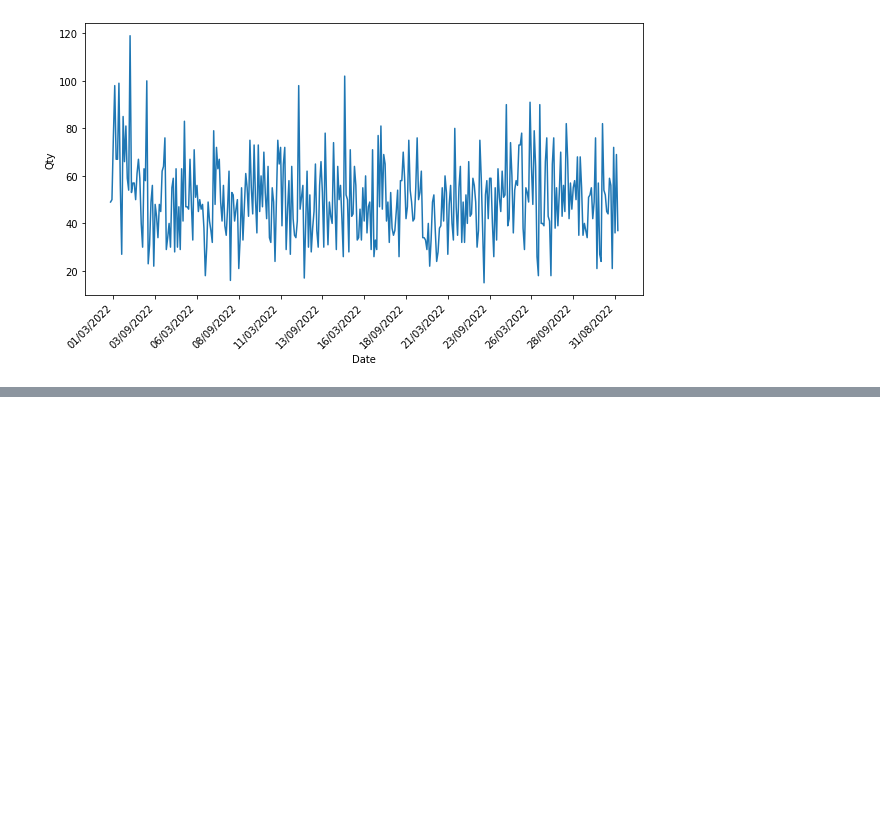
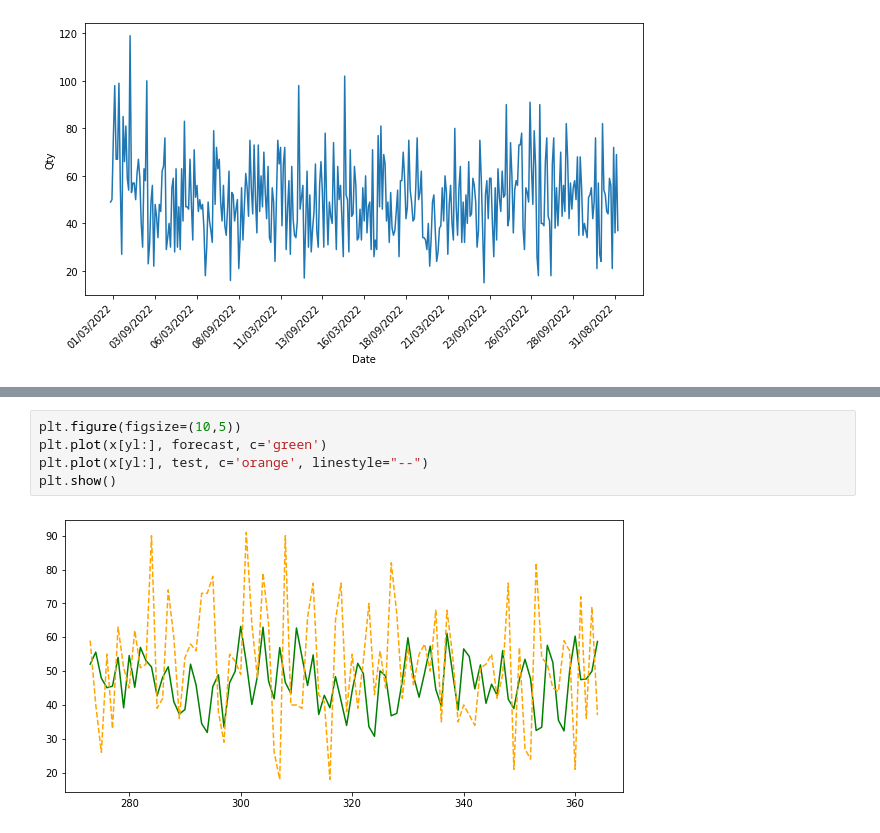
Before and after one commit to aslamfr/rakamin-data-science, a Jupyter notebook: case_regression.ipynb, the cells around one changed output, grey strips where cells are left out. Drawn from its saved outputs; the diff is of its cells as text; blank space fills up the shorter version.

```diff
--- a/case_regression.ipynb
+++ b/case_regression.ipynb
@@ -62,0 +160,7 @@ plt.show()
+# %%
+plt.figure(figsize=(10,5))
+plt.plot(x[yl:], forecast, c='green')
+plt.plot(x[yl:], test, c='orange', linestyle="--")
+plt.show()
+# %% [output]
+[figure, added]
```
Also changed, not shown: parts of 13 cells of this notebook, 1 other file.
